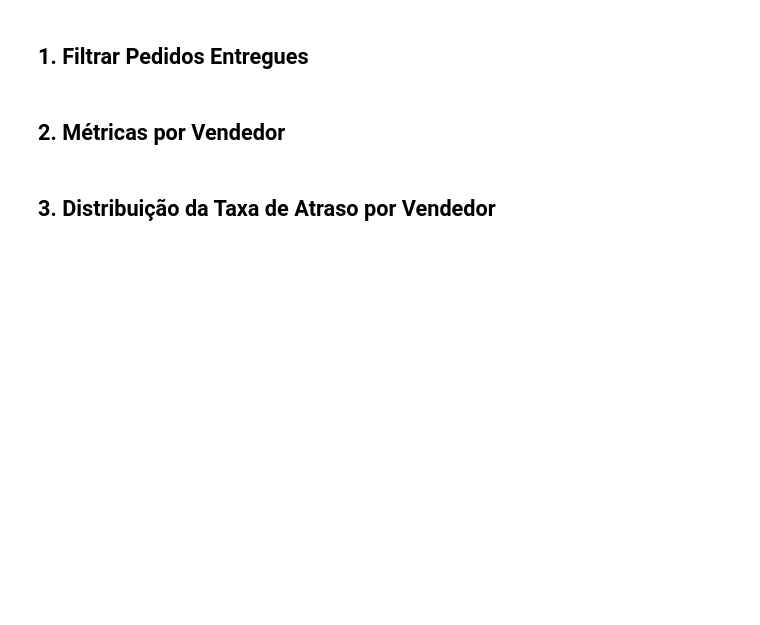
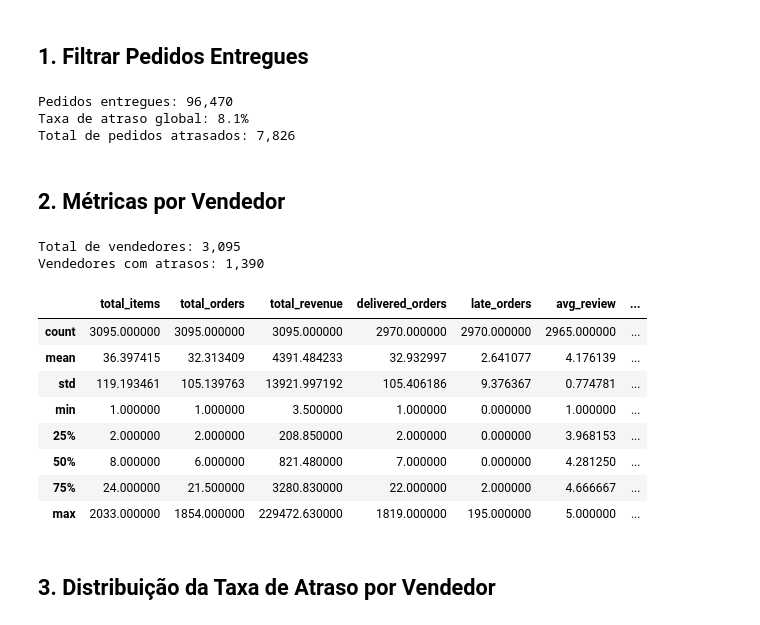
Before and after one commit to leoOliveira568/CommercePulse, a Jupyter notebook: notebooks/03_seller_delay_analysis.ipynb, the cells around one changed output. Cells and saved outputs as stored; diff of their text form; code cells hidden in the pictures; blank space fills up the shorter version.

```diff
--- a/notebooks/03_seller_delay_analysis.ipynb
+++ b/notebooks/03_seller_delay_analysis.ipynb
@@ -29,30 +37,36 @@ print(f"Base carregada: {df.shape[0]:,} itens, {df['order_id'].nunique():,} pedi
 # %% [markdown]
 ## 1. Filtrar Pedidos Entregues
 # %%
-delivered = df[(df["is_delivered"] == 1) & (df["is_late"].notna())].copy()
+delivered_orders = get_delivered_orders(df)
+delivered = get_delivered_order_sellers(df)
 
-print(f"Itens entregues: {len(delivered):,}")
-print(f"Taxa de atraso global: {delivered['is_late'].mean()*100:.1f}%")
-print(f"Total de itens atrasados: {int(delivered['is_late'].sum()):,}")
+print(f"Pedidos entregues: {len(delivered_orders):,}")
+print(f"Taxa de atraso global: {delivered_orders['is_late'].mean()*100:.1f}%")
+print(f"Total de pedidos atrasados: {int(delivered_orders['is_late'].sum()):,}")
+# %% [output]
+Pedidos entregues: 96,470
+Taxa de atraso global: 8.1%
+Total de pedidos atrasados: 7,826
 # %% [markdown]
 ## 2. Métricas por Vendedor
 # %%
-seller_metrics = delivered.groupby("seller_id").agg(
-    total_items=("order_item_id", "count"),
-    total_orders=("order_id", "nunique"),
-    total_revenue=("item_revenue", "sum"),
-    avg_review=("review_score", "mean"),
-    avg_delivery_days=("delivery_days", "mean"),
-    delay_rate=("is_late", "mean"),
-    late_items=("is_late", "sum"),
-    avg_delay=("delay_days", "mean"),
-    seller_state=("seller_state", "first"),
-    seller_city=("seller_city", "first"),
-).reset_index()
+seller_metrics = compute_seller_metrics(df)
 
 print(f"Total de vendedores: {len(seller_metrics):,}")
-print(f"Vendedores com atrasos: {(seller_metrics['late_items'] > 0).sum():,}")
+print(f"Vendedores com atrasos: {(seller_metrics['late_orders'] > 0).sum():,}")
 seller_metrics.describe()
+# %% [output]
+Total de vendedores: 3,095
+Vendedores com atrasos: 1,390
+|  | total_items | total_orders | total_revenue | delivered_orders | late_orders | avg_review | ... |
+| count | 3095.000000 | 3095.000000 | 3095.000000 | 2970.000000 | 2970.000000 | 2965.000000 | ... |
+| mean | 36.397415 | 32.313409 | 4391.484233 | 32.932997 | 2.641077 | 4.176139 | ... |
+| std | 119.193461 | 105.139763 | 13921.997192 | 105.406186 | 9.376367 | 0.774781 | ... |
+| min | 1.000000 | 1.000000 | 3.500000 | 1.000000 | 0.000000 | 1.000000 | ... |
+| 25% | 2.000000 | 2.000000 | 208.850000 | 2.000000 | 0.000000 | 3.968153 | ... |
+| 50% | 8.000000 | 6.000000 | 821.480000 | 7.000000 | 0.000000 | 4.281250 | ... |
+| 75% | 24.000000 | 21.500000 | 3280.830000 | 22.000000 | 2.000000 | 4.666667 | ... |
+| max | 2033.000000 | 1854.000000 | 229472.630000 | 1819.000000 | 195.000000 | 5.000000 | ... |
 # %% [markdown]
 ## 3. Distribuição da Taxa de Atraso por Vendedor
 # %%
```
Also changed, not shown: parts of 4 cells of this notebook, 27 other files.
